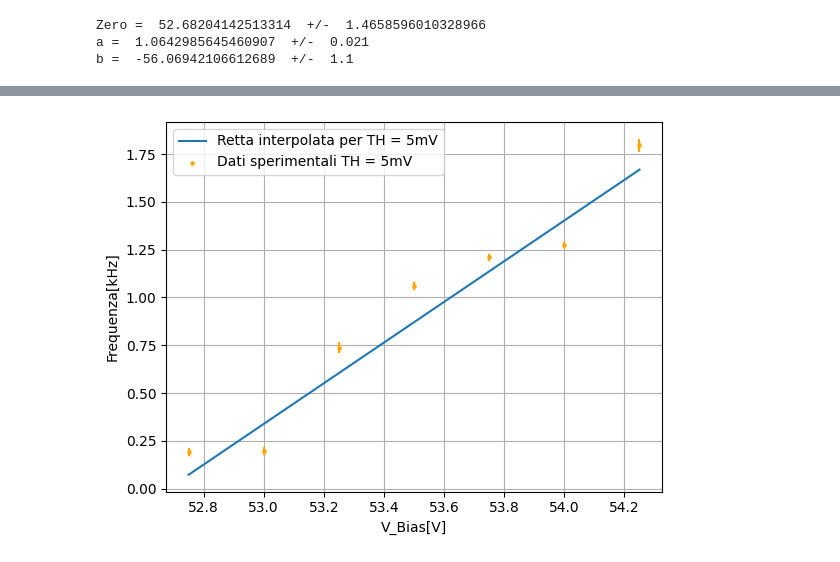
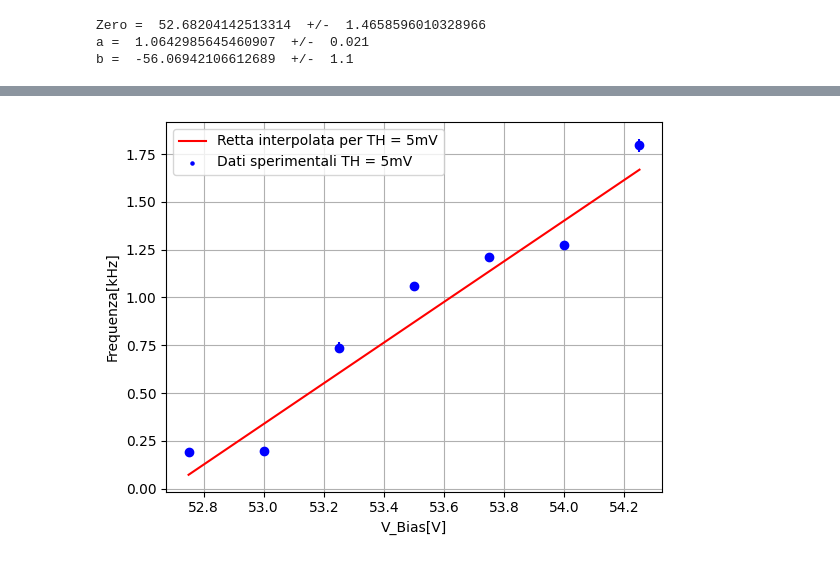
Before and after one commit to Pavar0tty/Laboratorio_SiPM, a Jupyter notebook: Analisi/Parte 1/Analisi Freq_Vb/Analisi.ipynb, the cells around one changed output, grey strips where cells are left out. Saved outputs shown, nothing was run; the diff lists cells and outputs as text; code cells hidden in the pictures.

```diff
--- a/Analisi/Parte 1/Analisi Freq_Vb/Analisi.ipynb
+++ b/Analisi/Parte 1/Analisi Freq_Vb/Analisi.ipynb
@@ -98,7 +99,7 @@ def analisi_retta(X,Y,S):
 
 #visualizzazione
     display(my_minuit)
-    return (a_f, b_f)
+    return (a_f, b_f, Q_squared/N_dof)
 # %%
 Y = read()
 X = ax_x(0.3, Y[0], Y[1])
@@ -370,13 +380,14 @@ plt.show()
 # %%
+plt.figure(figsize=(10, 6))
 fig, ax = plt.subplots(nrows = 1, ncols = 1)
-plt.plot(assex, assey3, label = 'Retta interpolata per TH = 5mV')
-ax.scatter(X, V3, color = 'orange', label = 'Dati sperimentali TH = 5mV', s = 5)
-ax.errorbar(X, V3, S3, fmt = '|', color = 'orange')
+plt.plot(assex, assey3, color = 'red', label = 'Retta interpolata per TH = 5mV')
+ax.scatter(X, V3, color = 'blue', label = 'Dati sperimentali TH = 5mV', s = 5)
+ax.errorbar(X, V3, S3, fmt = 'o', color = 'blue')
 ax.grid()
 ax.set_xlabel("V_Bias[V]")
 ax.set_ylabel("Frequenza[kHz]")
 ax.legend()
 plt.savefig('Analisi\Parte 1\Analisi Freq_Vb\TH5.png', dpi = 300)
 plt.show()
 # %% [output]
-[figure, old version]
+[figure, new version]
```
Also changed, not shown: parts of 7 cells of this notebook, 3 other files.
